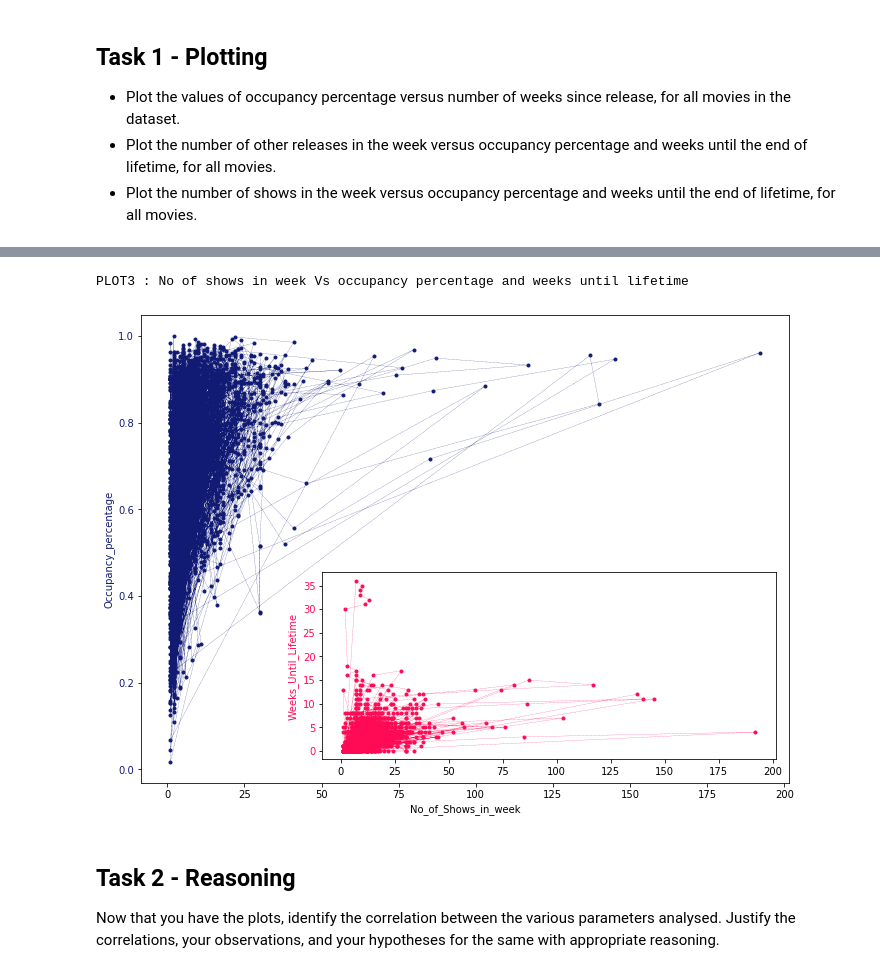
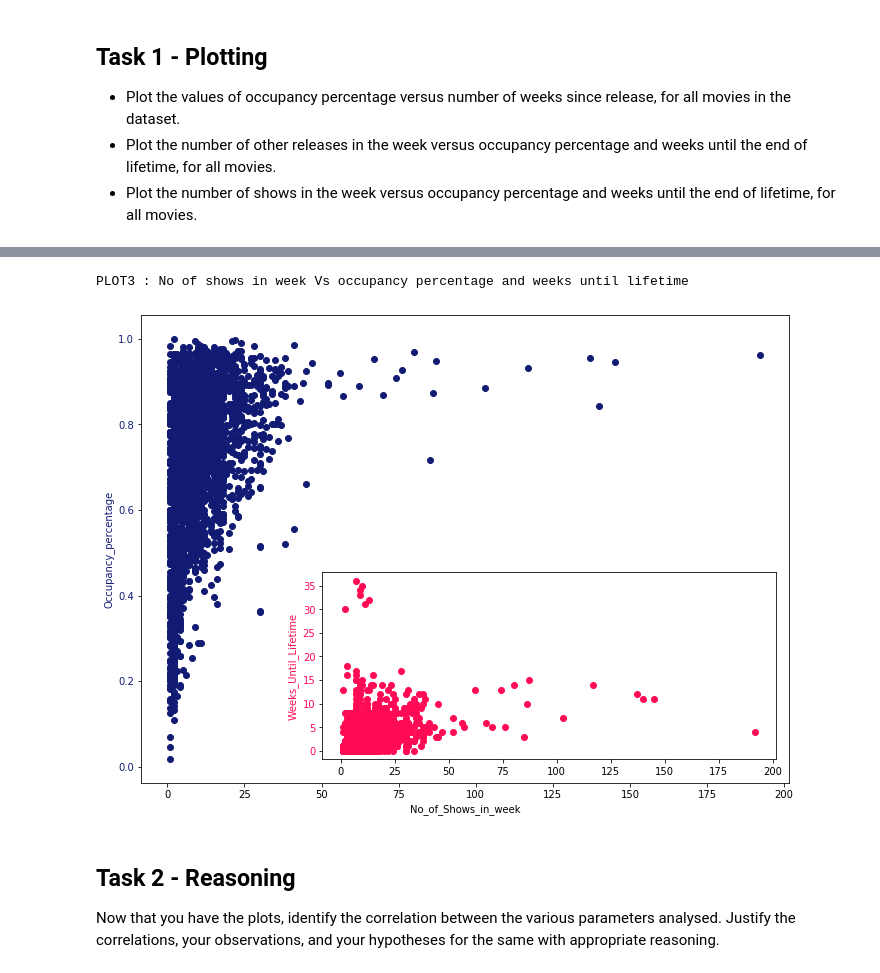
Before and after one commit to sowmiya-2805/SForientation_assignments, a Jupyter notebook: MLBasics/Module2.ipynb, the cells around one changed output, grey strips where cells are left out. Drawn from its saved outputs; the diff is of its cells as text; code cells hidden in the pictures.

```diff
--- a/MLBasics/Module2.ipynb
+++ b/MLBasics/Module2.ipynb
@@ -65,21 +65,21 @@ PLOT2 : Other_releases Vs occupancy_percentage and weeks_until_lifetime
 # %%
 #plot3
 fig = plt.figure(figsize = (9, 6.5))
 ax1 = fig.add_axes([0,0,1,1])
 ax2 = fig.add_axes([0.28, 0.05, 0.70, 0.4])
 ax1.tick_params(axis = 'y', labelcolor = '#121b74' )
 ax1.set_ylabel('Occupancy_percentage', color = '#121b74')
 ax1.set_xlabel('No_of_Shows_in_week')
-ax1.plot(cinemadata['ShowsInWeek'], cinemadata['OccPer'], color = '#121b74', marker = '.', linestyle = 'dashed', linewidth = 0.25)
+ax1.scatter(cinemadata['ShowsInWeek'], cinemadata['OccPer'], color = '#121b74')
 ax2.tick_params(axis = 'y', labelcolor = '#ff0b55')
 ax2.set_ylabel('Weeks_Until_Lifetime', color = '#ff0b55')
-ax2.plot(cinemadata['ShowsInWeek'], cinemadata['WeeksUntilLifetime'], color = '#ff0b55', marker = '.', linestyle = 'dashed', linewidth = 0.25)
+ax2.scatter(cinemadata['ShowsInWeek'], cinemadata['WeeksUntilLifetime'], color = '#ff0b55')
 print('\033[1m' + 'PLOT3 : No of shows in week Vs occupancy percentage and weeks until lifetime')
 plt.show()
 print('\n')
 # %% [output]
 PLOT3 : No of shows in week Vs occupancy percentage and weeks until lifetime
-[figure, old version]
+[figure, new version]
 # %% [markdown]
 ## Task 2 - Reasoning
 Now that you have the plots, identify the correlation between the various parameters analysed. Justify the correlations, your observations, and your hypotheses for the same with appropriate reasoning.
```
Also changed, not shown: parts of 3 cells of this notebook.
